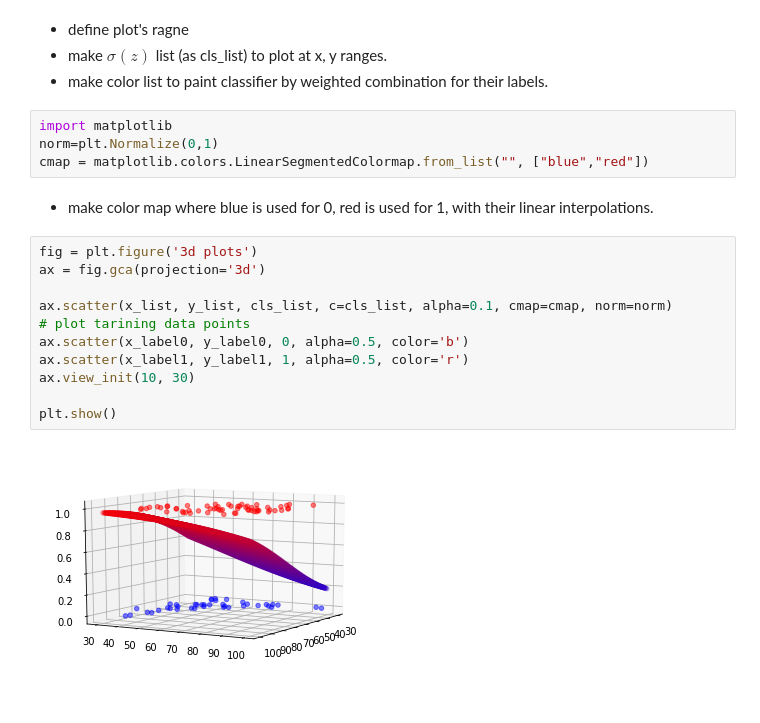
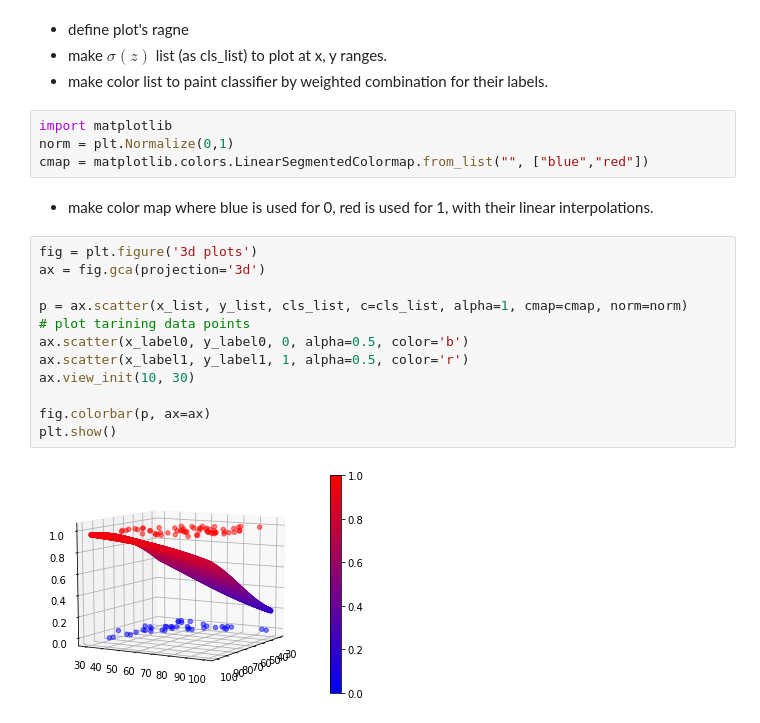
Before and after one commit to csm-kr/class_machine_learning, a Jupyter notebook: assignment05.ipynb, the cells around one changed output. Saved outputs shown, nothing was run; the diff lists cells and outputs as text.

```diff
--- a/assignment05.ipynb
+++ b/assignment05.ipynb
@@ -209,20 +209,21 @@ for x_tip in x_range:
 - make color list to paint classifier by weighted combination for their labels.
 # %%
 import matplotlib
-norm=plt.Normalize(0,1)
+norm = plt.Normalize(0,1)
 cmap = matplotlib.colors.LinearSegmentedColormap.from_list("", ["blue","red"])
 # %% [markdown]
 - make color map where blue is used for 0, red is used for 1, with their linear interpolations.
 # %%
 fig = plt.figure('3d plots')
 ax = fig.gca(projection='3d')
 
-ax.scatter(x_list, y_list, cls_list, c=cls_list, alpha=0.1, cmap=cmap, norm=norm)
+p = ax.scatter(x_list, y_list, cls_list, c=cls_list, alpha=1, cmap=cmap, norm=norm)
 # plot tarining data points
 ax.scatter(x_label0, y_label0, 0, alpha=0.5, color='b')
 ax.scatter(x_label1, y_label1, 1, alpha=0.5, color='r')
 ax.view_init(10, 30)
 
+fig.colorbar(p, ax=ax)
 plt.show()
 # %% [output]
-[figure, old version]
+[figure, new version]
```
